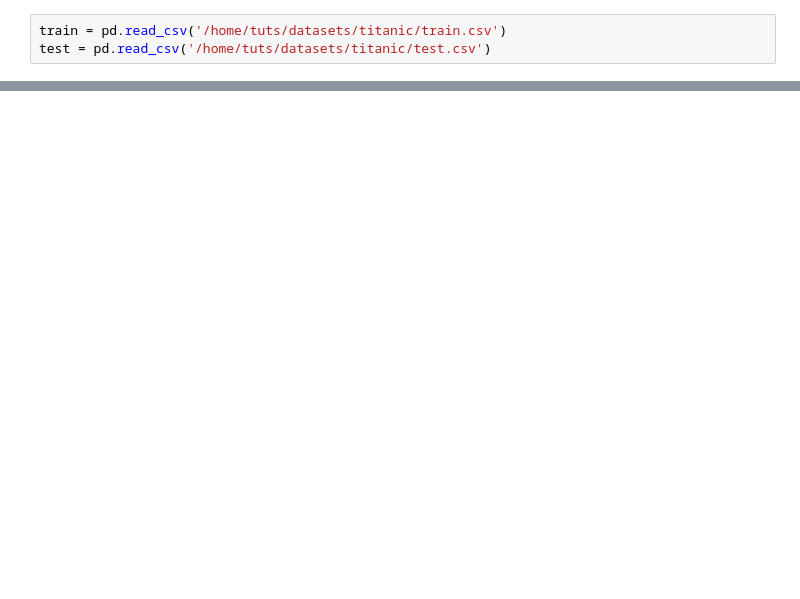
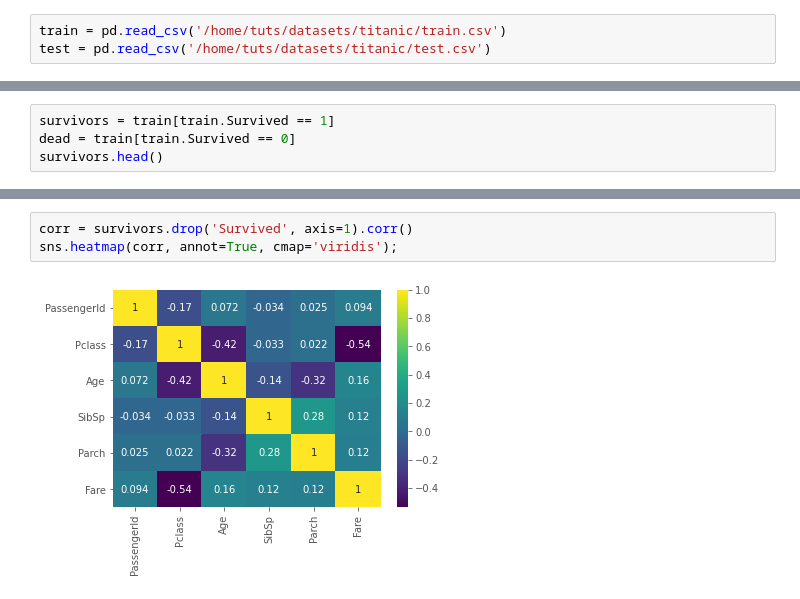
Before and after one commit to tutss/kaggle, a Jupyter notebook: competitions/titanic/eda.ipynb, the cells around one changed output, grey strips where cells are left out. Saved outputs shown, nothing was run; the diff lists cells and outputs as text; blank space fills up the shorter version.

```diff
--- a/competitions/titanic/eda.ipynb
+++ b/competitions/titanic/eda.ipynb
@@ -328,0 +52,4 @@ test.head()
+# %%
+survivors = train[train.Survived == 1]
+dead = train[train.Survived == 0]
+survivors.head()
@@ -328,0 +74,5 @@ test.head()
+# %%
+corr = survivors.drop('Survived', axis=1).corr()
+sns.heatmap(corr, annot=True, cmap='viridis');
+# %% [output]
+[figure, added]
```
Also changed, not shown: parts of 53 cells of this notebook, 1 other file.
